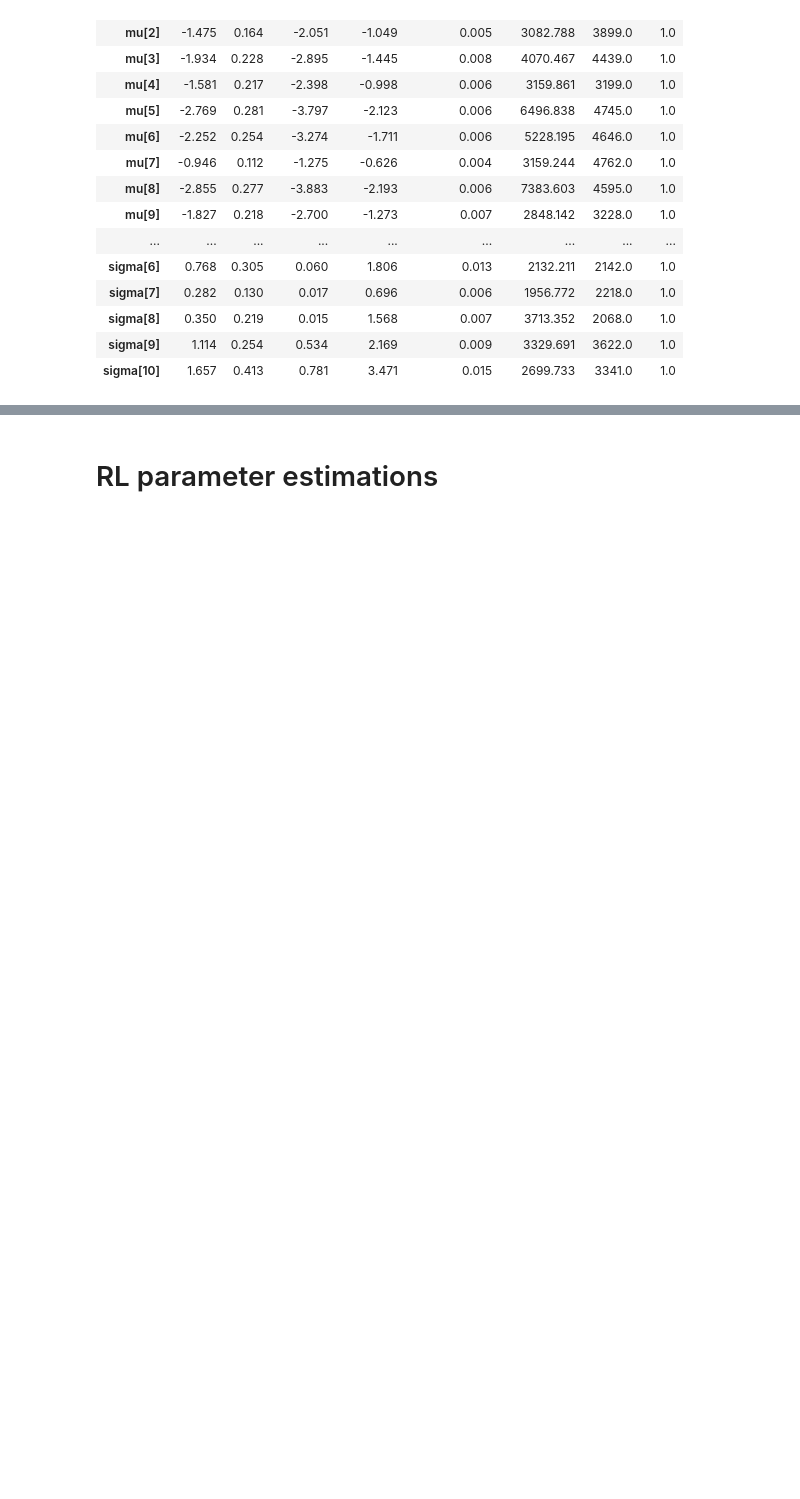
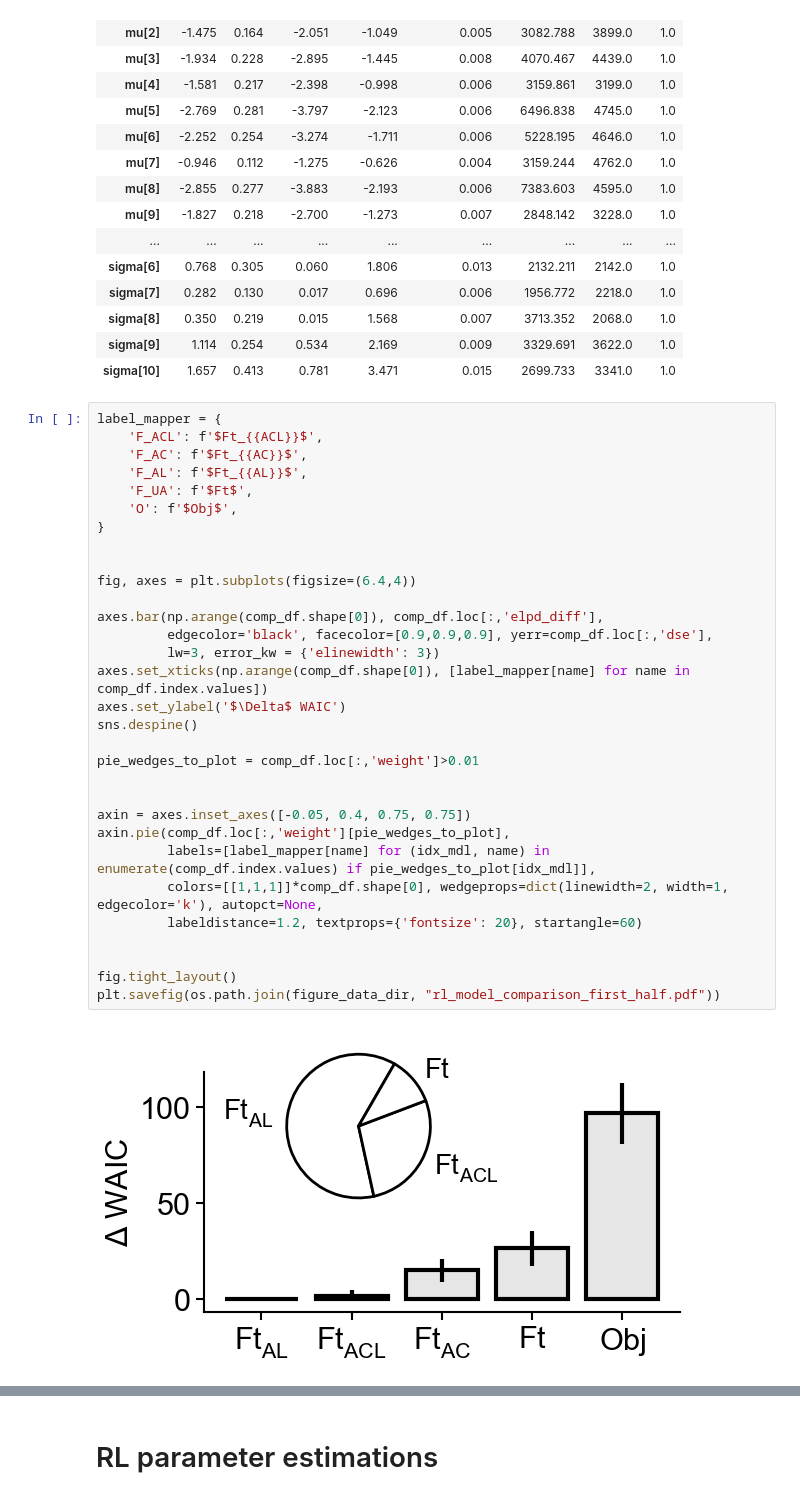
Before and after one commit to slenderham/Attn-Regularity-RL, a Jupyter notebook: analysis/rl_comparison_first_half.ipynb, the cells around one changed output, grey strips where cells are left out. Saved outputs shown, nothing was run; the diff lists cells and outputs as text; blank space fills up the shorter version.

```diff
--- a/analysis/rl_comparison_first_half.ipynb
+++ b/analysis/rl_comparison_first_half.ipynb
@@ -105,4 +106,37 @@ az.summary(az.from_numpyro(all_models_mcmc['F_AL']), var_names=['mu', 'sigma'],
 | sigma[8] | 0.350 | 0.219 | 0.015 | 1.568 | 0.007 | 3713.352 | 2068.0 | 1.0 |
 | sigma[9] | 1.114 | 0.254 | 0.534 | 2.169 | 0.009 | 3329.691 | 3622.0 | 1.0 |
 | sigma[10] | 1.657 | 0.413 | 0.781 | 3.471 | 0.015 | 2699.733 | 3341.0 | 1.0 |
+# %%
+label_mapper = {
+    'F_ACL': f'$Ft_{{ACL}}$',
+    'F_AC': f'$Ft_{{AC}}$',
+    'F_AL': f'$Ft_{{AL}}$',
+    'F_UA': f'$Ft$',
+    'O': f'$Obj$',
+}
+
+
+fig, axes = plt.subplots(figsize=(6.4,4))
+
+axes.bar(np.arange(comp_df.shape[0]), comp_df.loc[:,'elpd_diff'],
+         edgecolor='black', facecolor=[0.9,0.9,0.9], yerr=comp_df.loc[:,'dse'],
+         lw=3, error_kw = {'elinewidth': 3})
+axes.set_xticks(np.arange(comp_df.shape[0]), [label_mapper[name] for name in comp_df.index.values])
+axes.set_ylabel('$\Delta$ WAIC')
+sns.despine()
+
+pie_wedges_to_plot = comp_df.loc[:,'weight']>0.01
+
+
+axin = axes.inset_axes([-0.05, 0.4, 0.75, 0.75])
+axin.pie(comp_df.loc[:,'weight'][pie_wedges_to_plot],
+         labels=[label_mapper[name] for (idx_mdl, name) in enumerate(comp_df.index.values) if pie_wedges_to_plot[idx_mdl]],
+         colors=[[1,1,1]]*comp_df.shape[0], wedgeprops=dict(linewidth=2, width=1, edgecolor='k'), autopct=None,
+         labeldistance=1.2, textprops={'fontsize': 20}, startangle=60)
+
+
+fig.tight_layout()
+plt.savefig(os.path.join(figure_data_dir, "rl_model_comparison_first_half.pdf"))
+# %% [output]
+[figure, added]
 # %%
```
Also changed, not shown: parts of 6 cells of this notebook, 41 other files.
